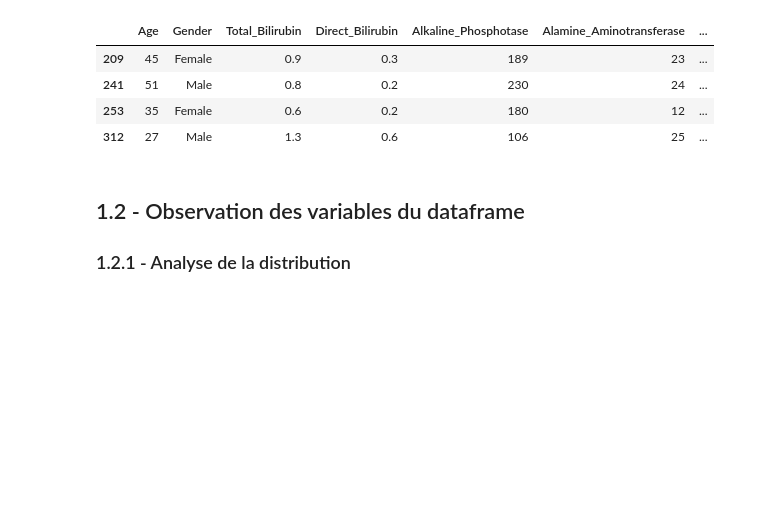
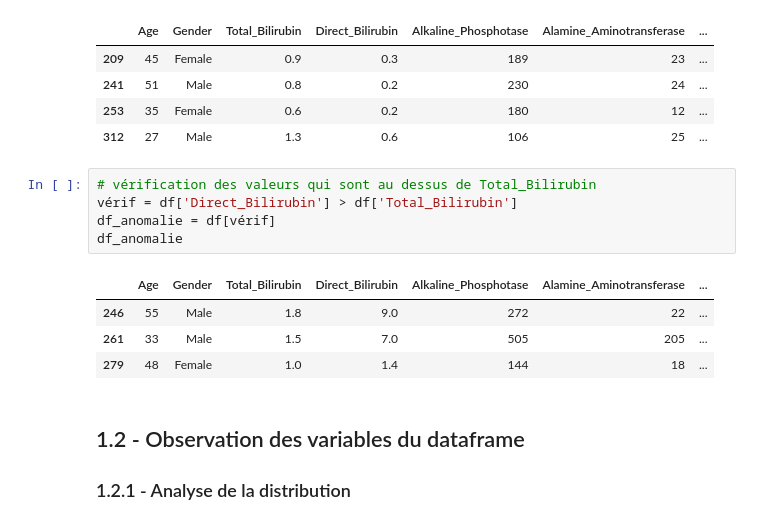
Before and after one commit to Dim2960/semiology_AI, a Jupyter notebook: foie_folder/cleaning_foie.ipynb, the cells around one changed output. Cells and saved outputs as stored; diff of their text form; blank space fills up the shorter version.

Commit message:
regarde les valeur total_bilirubin avec direct_bilirubine

```diff
--- a/foie_folder/cleaning_foie.ipynb
+++ b/foie_folder/cleaning_foie.ipynb
@@ -90,6 +90,16 @@ df_copy[df_copy.isna().any(axis = 1)]
 | 241 | 51 | Male | 0.8 | 0.2 | 230 | 24 | ... |
 | 253 | 35 | Female | 0.6 | 0.2 | 180 | 12 | ... |
 | 312 | 27 | Male | 1.3 | 0.6 | 106 | 25 | ... |
+# %%
+# vérification des valeurs qui sont au dessus de Total_Bilirubin
+vérif = df['Direct_Bilirubin'] > df['Total_Bilirubin']
+df_anomalie = df[vérif]
+df_anomalie
+# %% [output]
+|  | Age | Gender | Total_Bilirubin | Direct_Bilirubin | Alkaline_Phosphotase | Alamine_Aminotransferase | ... |
+| 246 | 55 | Male | 1.8 | 9.0 | 272 | 22 | ... |
+| 261 | 33 | Male | 1.5 | 7.0 | 505 | 205 | ... |
+| 279 | 48 | Female | 1.0 | 1.4 | 144 | 18 | ... |
 # %% [markdown]
 ## 1.2 - Observation des variables du dataframe
 
```
Also changed, not shown: parts of 2 cells of this notebook.
